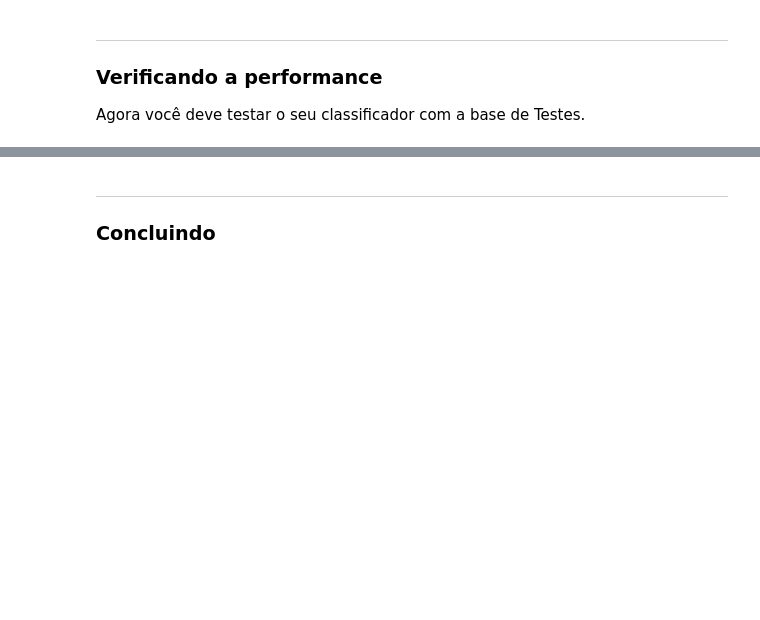
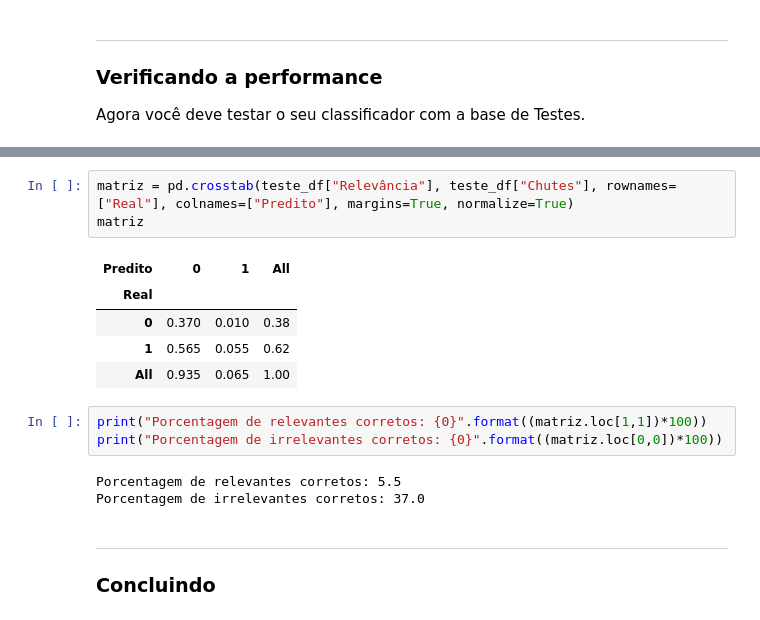
Before and after one commit to Bilbia/Projeto-2-CDados, a Jupyter notebook: Projeto2_layout.ipynb, the cells around one changed output, grey strips where cells are left out. Drawn from its saved outputs; the diff is of its cells as text; blank space fills up the shorter version.

```diff
--- a/Projeto2_layout.ipynb
+++ b/Projeto2_layout.ipynb
@@ -336,3 +390,18 @@ Agora você deve testar o seu classificador com a base de Testes.
+# %%
+matriz = pd.crosstab(teste_df["Relevância"], teste_df["Chutes"], rownames=["Real"], colnames=["Predito"], margins=True, normalize=True)
+matriz
+# %% [output]
+| Predito | 0 | 1 | All |
+| Real |  |  |  |
+| 0 | 0.370 | 0.010 | 0.38 |
+| 1 | 0.565 | 0.055 | 0.62 |
+| All | 0.935 | 0.065 | 1.00 |
+# %%
+print("Porcentagem de relevantes corretos: {0}".format((matriz.loc[1,1])*100))
+print("Porcentagem de irrelevantes corretos: {0}".format((matriz.loc[0,0])*100))
+# %% [output]
+Porcentagem de relevantes corretos: 5.5
+Porcentagem de irrelevantes corretos: 37.0
 # %% [markdown]
 ___
 ### Concluindo
```
Also changed, not shown: parts of 3 cells of this notebook.
